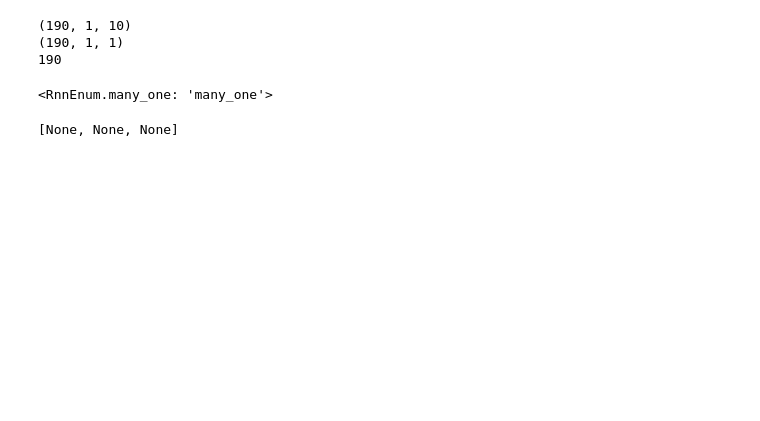
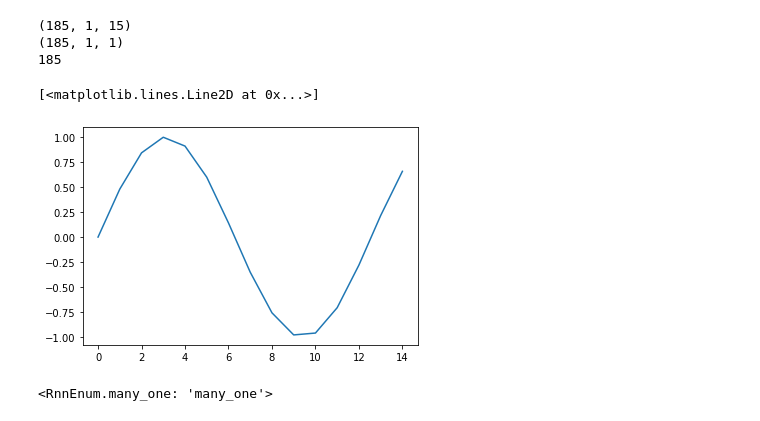
Before and after one commit to scuervo91/gympy, a Jupyter notebook: docs/examples/RNN/1-Rnn_basic.ipynb, the cells around one changed output. Cells and saved outputs as stored; diff of their text form; code cells hidden in the pictures; blank space fills up the shorter version.

```diff
--- a/docs/examples/RNN/1-Rnn_basic.ipynb
+++ b/docs/examples/RNN/1-Rnn_basic.ipynb
@@ -18,13 +18,16 @@ plt.plot(sin_wave)
 # %%
 data = DataSet()
-data.from_timeseries(sin_wave.reshape(1,-1),len_seq=10)
+data.from_timeseries(sin_wave.reshape(1,-1),len_seq=15)
 print(data.x.shape)
 print(data.y.shape)
 print(data.batch_size)
+plt.plot(data.x[0,:,:].reshape(-1))
 # %% [output]
-(190, 1, 10)
-(190, 1, 1)
-190
+(185, 1, 15)
+(185, 1, 1)
+185
+[<matplotlib.lines.Line2D at 0x...>]
+[figure, added]
 # %%
 rnn = RNN(
     n_input=1,
@@ -39,10 +43,6 @@ rnn = RNN(
 rnn.type
 # %% [output]
 <RnnEnum.many_one: 'many_one'>
-# %%
-rnn.get_grads_dw()
-# %% [output]
-[None, None, None]
 # %%
 y,a =rnn.forward(data.x[0,:,:])
 print(y.shape, a.shape)
```
Also changed, not shown: parts of 9 cells of this notebook, 1 other file.
